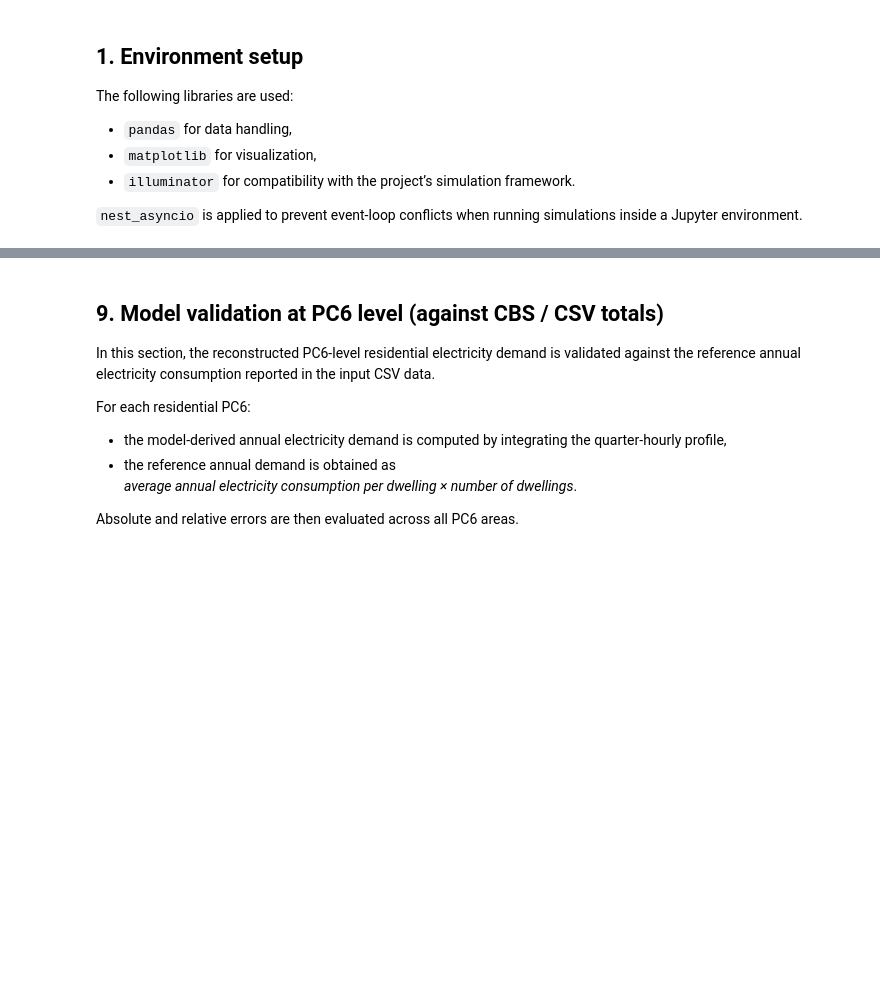
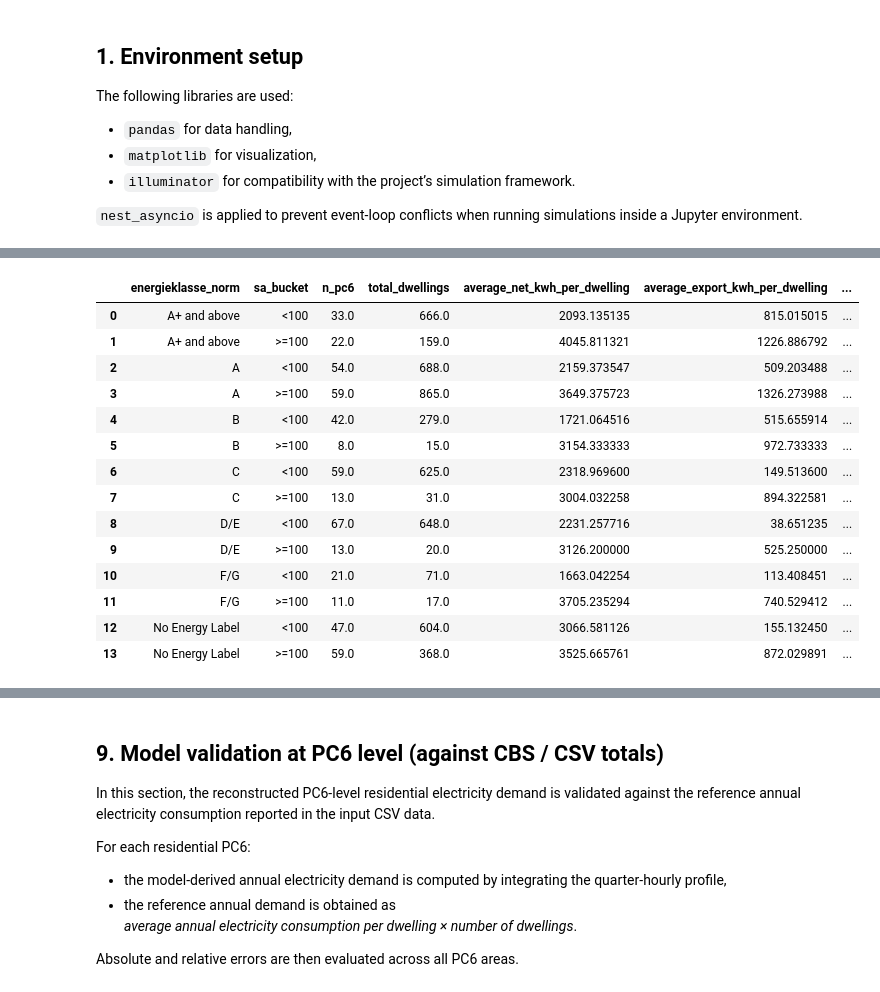
Before and after one commit to Dialectiek/policy-tool-slice, a Jupyter notebook: Alkmaar_load_profiles/alkmaar_load_profiles.ipynb, the cells around one changed output, grey strips where cells are left out. Drawn from its saved outputs; the diff is of its cells as text; code cells hidden in the pictures; blank space fills up the shorter version.

Commit message:
feat: replace annual CSV scaling with Step 1–3 computed tables; add PC6ElectricityLoad (model+actual) and PC6GasLoad (G1A_TST actual+model); update PV share + municipality examples

```diff
--- a/Alkmaar_load_profiles/alkmaar_load_profiles.ipynb
+++ b/Alkmaar_load_profiles/alkmaar_load_profiles.ipynb
@@ -473,0 +955,79 @@ The resulting PC6 profiles represent quarter-hourly residential electricity dema
+# %%
+# ============================================================
+# STEP 4 — Electricity consumption of electrically heated PC6 (WEIGHTED, LABEL × SURFACE)
+# Buckets:
+#   - electrically heated PC6:
+#       (gas_ean_any == 0) OR (gas_m3_per_dwelling < low_gas_threshold)
+#   - energy label bucket (dwelling-level):
+#       energieklasse_norm ∈ ['A+ and above','A','B','C','D/E','F/G','No Energy Label']
+#   - surface area bucket (dwelling-level):
+#       sa_bucket ∈ ['<100','>=100']
+#
+# Weighting:
+#   - Each PC6 contributes to a bucket with weight = number of dwellings
+#     in that PC6 that fall into the bucket
+#
+# Outputs (average per dwelling):
+#   - net grid electricity
+#   - export to grid
+#   - gross grid import
+# ============================================================
+
+# Electrically heated PC6s
+pc6_step4 = pc6_base.loc[
+    (pc6_base["gas_ean_any"] == 0)
+    | (pc6_base["gas_m3_per_dwelling"] < low_gas_threshold)
+].copy()
+
+# Attach PC6-level electricity values to dwelling-level rows
+pc6_step4_keys = pc6_step4[
+    ["postcode", "net_kwh_per_dwelling", "export_kwh_per_dwelling", "gross_import_kwh_per_dwelling"]
+].copy()
+
+df4 = residential_pc6_df.merge(pc6_step4_keys, on="postcode", how="inner").copy()
+df4["sa_bucket"] = df4["sa_bucket"].astype(str)
+
+# Count dwellings per PC6 per bucket (weights)
+bucket_counts_4 = (
+    df4
+    .groupby(["postcode", "energieklasse_norm", "sa_bucket"], as_index=False)
+    .size()
+    .rename(columns={"size": "n_in_bucket"})
+)
+
+# Attach electricity values
+bucket_counts_4 = bucket_counts_4.merge(
+    pc6_step4_keys,
+    on="postcode",
+    how="left",
+)
+
+# Weighted averages
+step4_bucket_stats = (
+    bucket_counts_4
+    .groupby(["energieklasse_norm", "sa_bucket"], as_index=False)
+    .apply(lambda g: pd.Series({
+        "n_pc6": int(g["postcode"].nunique()),
+        "total_dwellings": int(g["n_in_bucket"].sum()),
+        "average_net_kwh_per_dwelling": _wavg(g["net_kwh_per_dwelling"], g["n_in_bucket"]),
+        "average_export_kwh_per_dwelling": _wavg(g["export_kwh_per_dwelling"], g["n_in_bucket"]),
+        "average_gross_import_kwh_per_dwelling": _wavg(g["gross_import_kwh_per_dwelling"], g["n_in_bucket"]),
+    }))
+    .reset_index(drop=True)
+)
+
+# Ordering
+step4_bucket_stats["energieklasse_norm"] = pd.Categorical(
+    step4_bucket_stats["energieklasse_norm"], categories=label_order, ordered=True
+)
+step4_bucket_stats["sa_bucket"] = pd.Categorical(
+    step4_bucket_stats["sa_bucket"], categories=sa_order, ordered=True
+)
+
+step4_bucket_stats = step4_bucket_stats.sort_values(
+    ["energieklasse_norm", "sa_bucket"]
+).reset_index(drop=True)
+
+print("STEP 4 — Electricity consumption of electrically heated PC6 (WEIGHTED, LABEL × SURFACE)")
+display(step4_bucket_stats)
+# %% [output]
@@ -473,0 +1035,15 @@ The resulting PC6 profiles represent quarter-hourly residential electricity dema
+|  | energieklasse_norm | sa_bucket | n_pc6 | total_dwellings | average_net_kwh_per_dwelling | average_export_kwh_per_dwelling | ... |
+| 0 | A+ and above | <100 | 33.0 | 666.0 | 2093.135135 | 815.015015 | ... |
+| 1 | A+ and above | >=100 | 22.0 | 159.0 | 4045.811321 | 1226.886792 | ... |
+| 2 | A | <100 | 54.0 | 688.0 | 2159.373547 | 509.203488 | ... |
+| 3 | A | >=100 | 59.0 | 865.0 | 3649.375723 | 1326.273988 | ... |
+| 4 | B | <100 | 42.0 | 279.0 | 1721.064516 | 515.655914 | ... |
+| 5 | B | >=100 | 8.0 | 15.0 | 3154.333333 | 972.733333 | ... |
+| 6 | C | <100 | 59.0 | 625.0 | 2318.969600 | 149.513600 | ... |
+| 7 | C | >=100 | 13.0 | 31.0 | 3004.032258 | 894.322581 | ... |
+| 8 | D/E | <100 | 67.0 | 648.0 | 2231.257716 | 38.651235 | ... |
+| 9 | D/E | >=100 | 13.0 | 20.0 | 3126.200000 | 525.250000 | ... |
+| 10 | F/G | <100 | 21.0 | 71.0 | 1663.042254 | 113.408451 | ... |
+| 11 | F/G | >=100 | 11.0 | 17.0 | 3705.235294 | 740.529412 | ... |
+| 12 | No Energy Label | <100 | 47.0 | 604.0 | 3066.581126 | 155.132450 | ... |
+| 13 | No Energy Label | >=100 | 59.0 | 368.0 | 3525.665761 | 872.029891 | ... |
```
Also changed, not shown: parts of 65 cells of this notebook, 1 other file.
